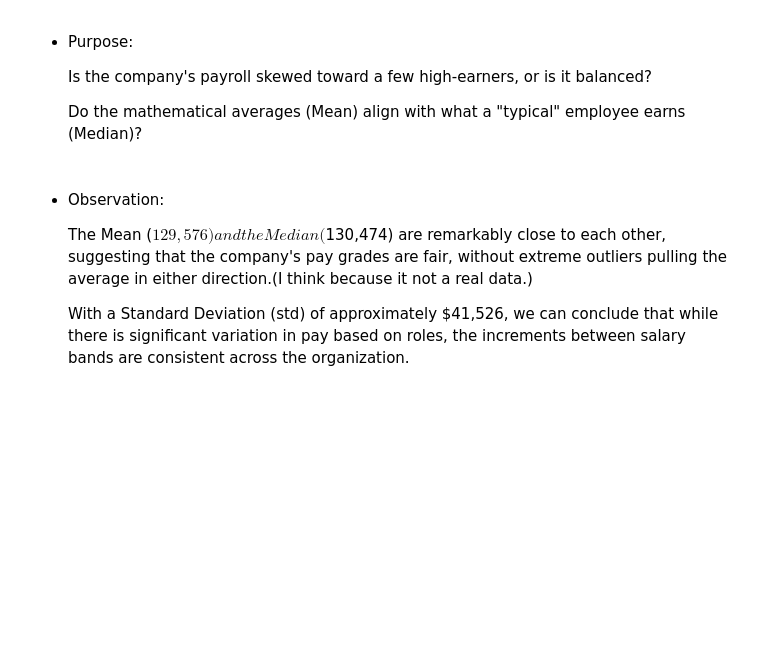
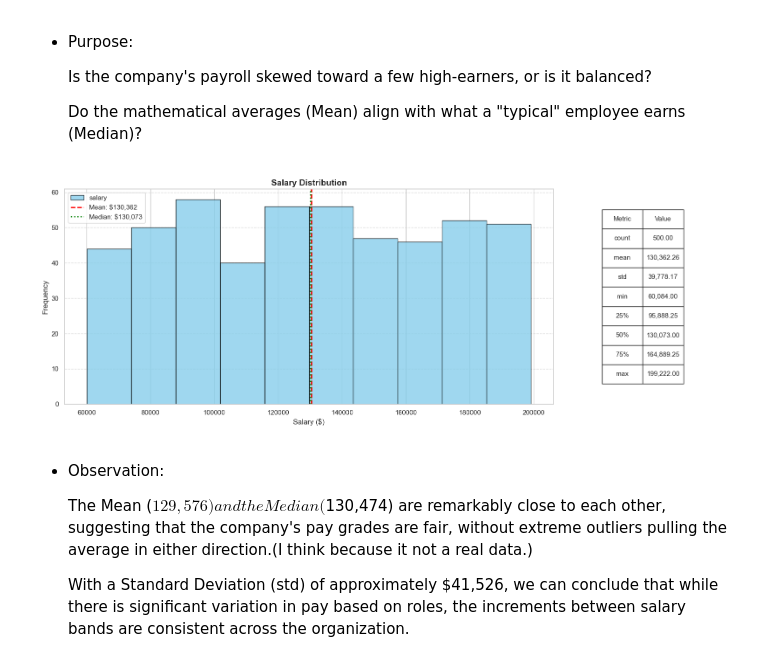
Before and after one commit to caatat741213/WranglingWorkshop, a Jupyter notebook: Lab3_DataAnalysis.ipynb, the cells around one changed output. Saved outputs shown, nothing was run; the diff lists cells and outputs as text; code cells hidden in the pictures; blank space fills up the shorter version.

```diff
--- a/Lab3_DataAnalysis.ipynb
+++ b/Lab3_DataAnalysis.ipynb
@@ -106,10 +106,15 @@ try:
     conn = psycopg2.connect(DB_URL)
     cur = conn.cursor()
 
-    # Clear the table if the RESET_DATA flag is enabled
+        # Clear the table if the RESET_DATA flag is enabled
     if RESET_DATA:
-        print("RESET_DATA is True: Clearing the 'employees' table to overwrite with seeded data...")
-        cur.execute("TRUNCATE TABLE employees;")
+        print("RESET_DATA is True: Clearing dependent tables and the 'employees' table to overwrite with seeded data...")
+        # If project_assignment exists, truncate it first to avoid FK constraint errors
+        cur.execute("SELECT to_regclass('public.project_assignment');")
+        if cur.fetchone()[0]:
+            cur.execute("TRUNCATE TABLE project_assignment;")
+        # Now truncate employees (restart identities if desired)
+        cur.execute("TRUNCATE TABLE employees RESTART IDENTITY;")
         conn.commit()
 
     # Check the current record count in the database
@@ -117,9 +122,9 @@ try:
     count = cur.fetchone()[0]
 
     # Generate 50 records only if the table is empty or reset was triggered
-    if count < 50:
-        print(f"Generating 50 synthetic records using Seed {SEED_VALUE}...")
-        for i in range(1, 51):
+    if count < 500:
+        print(f"Generating 500 synthetic records using Seed {SEED_VALUE}...")
+        for i in range(1, 501):
             emp_id = i
             name = fake.name()
             position = random.choice(it_positions)
@@ -333,51 +330,53 @@ After cleaning, transforming, and engineering new features, our dataset is now r
 
      Do the mathematical averages (Mean) align with what a "typical" employee earns (Median)?
 # %%
-# import matplotlib.pyplot as plt
-# import pandas as pd
+import matplotlib.pyplot as plt
+import pandas as pd
 
-# # Calculate Descriptive Statistics
-# stats = df['salary'].describe()
-# mean_val = stats['mean']
-# median_val = stats['50%']
+# Calculate Descriptive Statistics
+stats = df['salary'].describe()
+mean_val = stats['mean']
+median_val = stats['50%']
 
-# # Create a figure with two parts (1 row, 2 columns)
-# fig, (ax_plot, ax_table) = plt.subplots(1, 2, figsize=(16, 6), gridspec_kw={'width_ratios': [3, 1]})
+# Create a figure with two parts (1 row, 2 columns)
+fig, (ax_plot, ax_table) = plt.subplots(1, 2, figsize=(16, 6), gridspec_kw={'width_ratios': [3, 1]})
 
-# # Left: Salary Distribution with Mean/Median Lines
-# df['salary'].plot(kind='hist', bins=10, ax=ax_plot, color='skyblue', edgecolor='black', alpha=0.8)
+# Left: Salary Distribution with Mean/Median Lines
+df['salary'].plot(kind='hist', bins=10, ax=ax_plot, color='skyblue', edgecolor='black', alpha=0.8)
 
-# # Add vertical lines for Mean and Median
-# ax_plot.axvline(mean_val, color='red', linestyle='dashed', linewidth=2, label=f'Mean: ${mean_val:,.0f}')
-# ax_plot.axvline(median_val, color='green', linestyle='dotted', linewidth=2, label=f'Median: ${median_val:,.0f}')
+# Add vertical lines for Mean and Median
+ax_plot.axvline(mean_val, color='red', linestyle='dashed', linewidth=2, label=f'Mean: ${mean_val:,.0f}')
+ax_plot.axvline(median_val, color='green', linestyle='dotted', linewidth=2, label=f'Median: ${median_val:,.0f}')
 
-# # Formatting
-# ax_plot.set_title('Salary Distribution', fontsize=14, fontweight='bold')
-# ax_plot.set_xlabel('Salary ($)')
-# ax_plot.set_ylabel('Frequency')
-# ax_plot.legend()
-# ax_plot.grid(axis='y', linestyle='--', alpha=0.7)
+# Formatting
+ax_plot.set_title('Salary Distribution', fontsize=14, fontweight='bold')
+ax_plot.set_xlabel('Salary ($)')
+ax_plot.set_ylabel('Frequency')
+ax_plot.legend()
+ax_plot.grid(axis='y', linestyle='--', alpha=0.7)
 
-# # Right: Descriptive Statistics Table
-# ax_table.axis('off')  # Hide axes for the table
-# # Prepare data for table
-# table_data = stats.reset_index()
-# table_data.columns = ['Metric', 'Value']
-# table_data['Value'] = table_data['Value'].map('{:,.2f}'.format) # Format numbers / 格式化數字
+# Right: Descriptive Statistics Table
+ax_table.axis('off')  # Hide axes for the table
+# Prepare data for table
+table_data = stats.reset_index()
+table_data.columns = ['Metric', 'Value']
+table_data['Value'] = table_data['Value'].map('{:,.2f}'.format) # Format numbers / 格式化數字
 
-# # Create Table
-# the_table = ax_table.table(
-#     cellText=table_data.values,
-#     colLabels=table_data.columns,
-#     cellLoc='center',
-#     loc='center'
-# )
-# the_table.auto_set_font_size(False)
-# the_table.set_fontsize(11)
-# the_table.scale(0.5, 2.5) # Adjust height and width
+# Create Table
+the_table = ax_table.table(
+    cellText=table_data.values,
+    colLabels=table_data.columns,
+    cellLoc='center',
+    loc='center'
+)
+the_table.auto_set_font_size(False)
+the_table.set_fontsize(11)
+the_table.scale(0.5, 2.5) # Adjust height and width
 
-# plt.tight_layout()
-# plt.show()
+plt.tight_layout()
+plt.show()
+# %% [output]
+[figure, added]
 # %% [markdown]
 * Observation:
 
```
Also changed, not shown: parts of 21 cells of this notebook.
